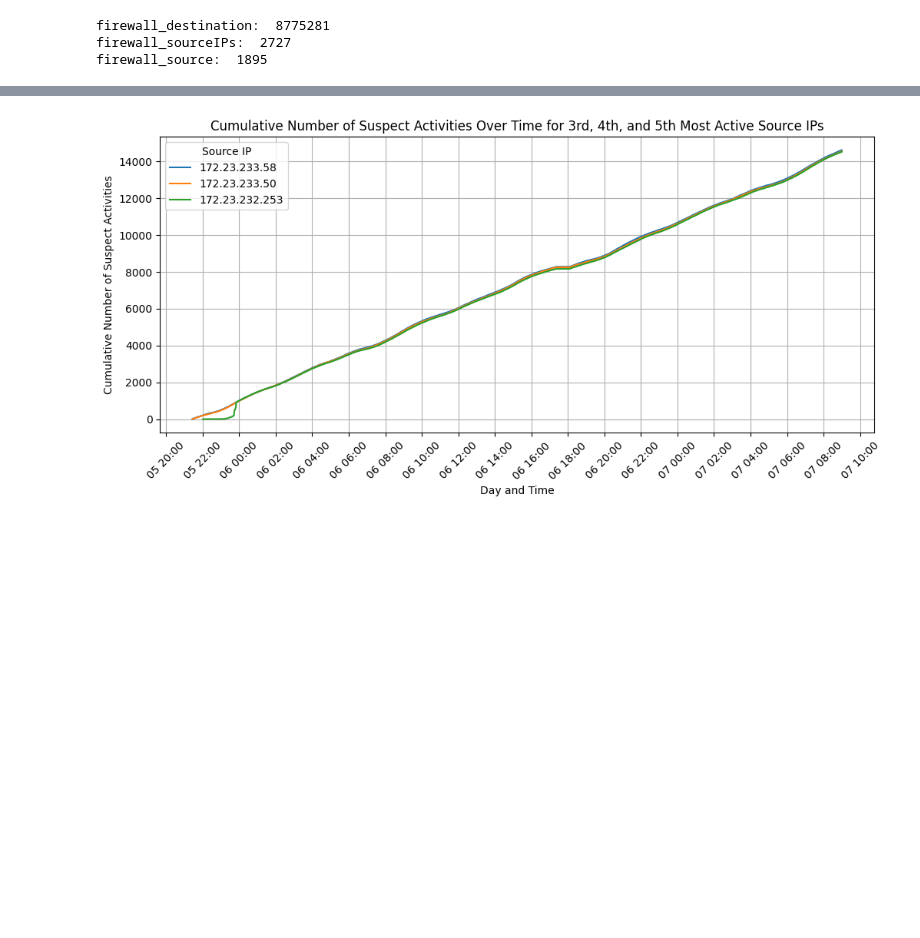
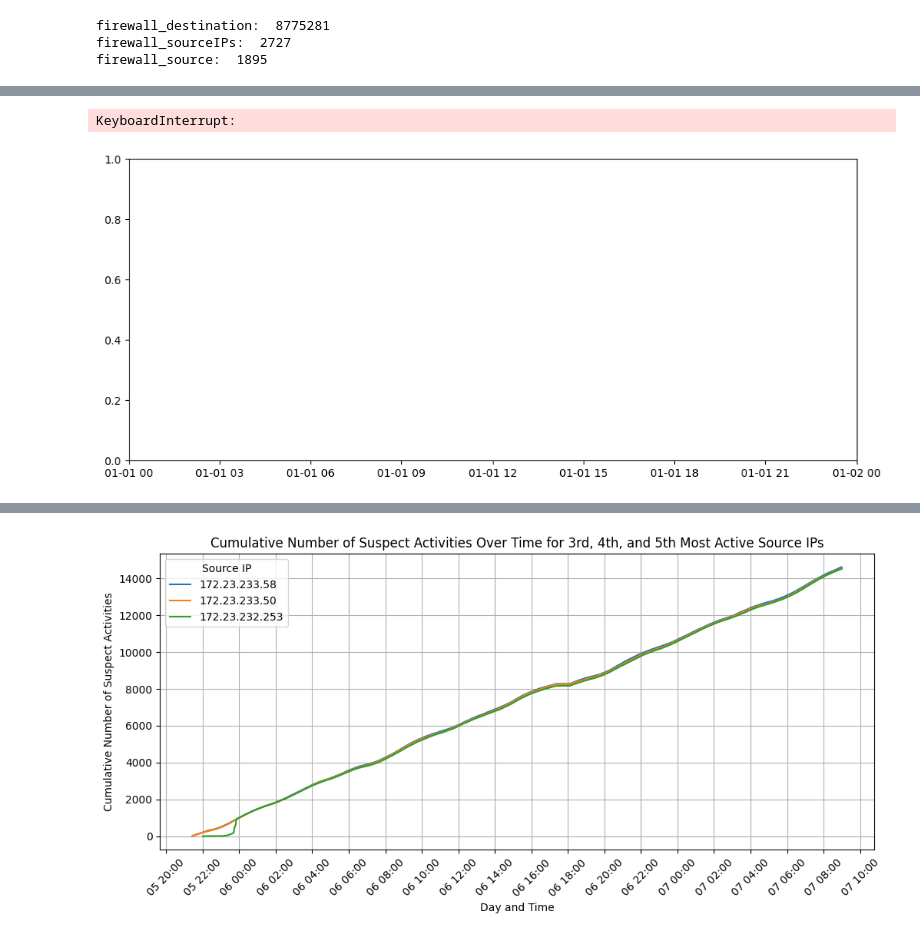
Before and after one commit to giorgiodaneri/HPDAV_project, a Jupyter notebook: server/data_analysis.ipynb, the cells around one changed output, grey strips where cells are left out. Drawn from its saved outputs; the diff is of its cells as text; code cells hidden in the pictures; blank space fills up the shorter version.

```diff
--- a/server/data_analysis.ipynb
+++ b/server/data_analysis.ipynb
@@ -483,0 +584,66 @@ plt.show()
+# %%
+import seaborn as sns
+import matplotlib.pyplot as plt
+import matplotlib.dates as mdates
+
+# Convert the 'time' column to datetime format
+data_firewall['datetime'] = pd.to_datetime(data_firewall['Date/time'], format='%d %H:%M:%S')
+
+# Sort the data by datetime
+data_firewall = data_firewall.sort_values(by='datetime')
+
+# select only the rows corresponding to the top 2 source IPs
+top_2_IPs = top_10_sourceIPs['Source IP'].iloc[:1]
+top_2_data = data_firewall[data_firewall['Source IP'].isin(top_2_IPs)]
+
+# Create a cumulative count of suspect activities for each source IP
+top_2_data = top_2_data.sort_values(by='datetime')
+top_2_data['cumulative_count'] = top_2_data.groupby('Source IP').cumcount() + 1
+
+# extract the Destination service used by it
+destination_service = top_2_data['Destination service'].value_counts().reset_index()
+destination_service.columns = ['Destination service', 'count']
+# select only those where destination service is 6667_tcp
+destination_service = destination_service[destination_service['Destination service'] == '6667_tcp']
+print(destination_service)
+# get the destination IPs where the destination service is 6667_tcp
+destinationIPs = top_2_data[top_2_data['Destination service'] == '6667_tcp']['Destination IP']
+# get number of occurrences for each destination IP
+destinationIPs = destinationIPs.value_counts().reset_index()
+destinationIPs.columns = ['Destination IP', 'count']
+print(destinationIPs)
+
+# extract the operation where the destination service is 6667_tcp
+operation = top_2_data[top_2_data['Destination service'] == '6667_tcp']['Operation']
+operation = operation.value_counts().reset_index()
+operation.columns = ['Operation', 'count']
+print(operation)
+
+# extract the message code
+message_code = top_2_data[top_2_data['Destination service'] == '6667_tcp']['Message code']
+message_code = message_code.value_counts().reset_index()
+message_code.columns = ['Message code', 'count']
+print(message_code)
+
+# from top_2_data, extract all the rows where the message code is 7 and write them to a csv file
+message_code_7 = top_2_data[top_2_data['Message code'] == 7]
+message_code_7.to_csv('message_code_7.csv', index=False)
+
+# Plot the line plot for each of the top 2 source IPs
+plt.figure(figsize=(12, 5))
+for ip in top_2_IPs:
+    ip_data = top_2_data[top_2_data['Source IP'] == ip]
+    sns.lineplot(x='datetime', y='cumulative_count', data=ip_data, label=ip)
+
+# Adjust the x-axis format
+plt.gca().xaxis.set_major_formatter(mdates.DateFormatter('%d %H:%M'))  # Format: Day Hour:Minute
+plt.gca().xaxis.set_major_locator(mdates.HourLocator(interval=2))  # Show labels every 2 hours
+
+plt.xlabel('Day and Time')
+plt.ylabel('Cumulative Number of Suspect Activities')
+plt.title('Cumulative Number of Suspect Activities Over Time for Top 2 Source IPs')
+plt.xticks(rotation=45)
+plt.legend(title='Source IP')
+plt.grid(True)
+plt.show()
+# %% [output]
@@ -483,0 +669,2 @@ plt.show()
+KeyboardInterrupt:
+[figure, added]
```
Also changed, not shown: parts of 22 cells of this notebook, 7 other files.
